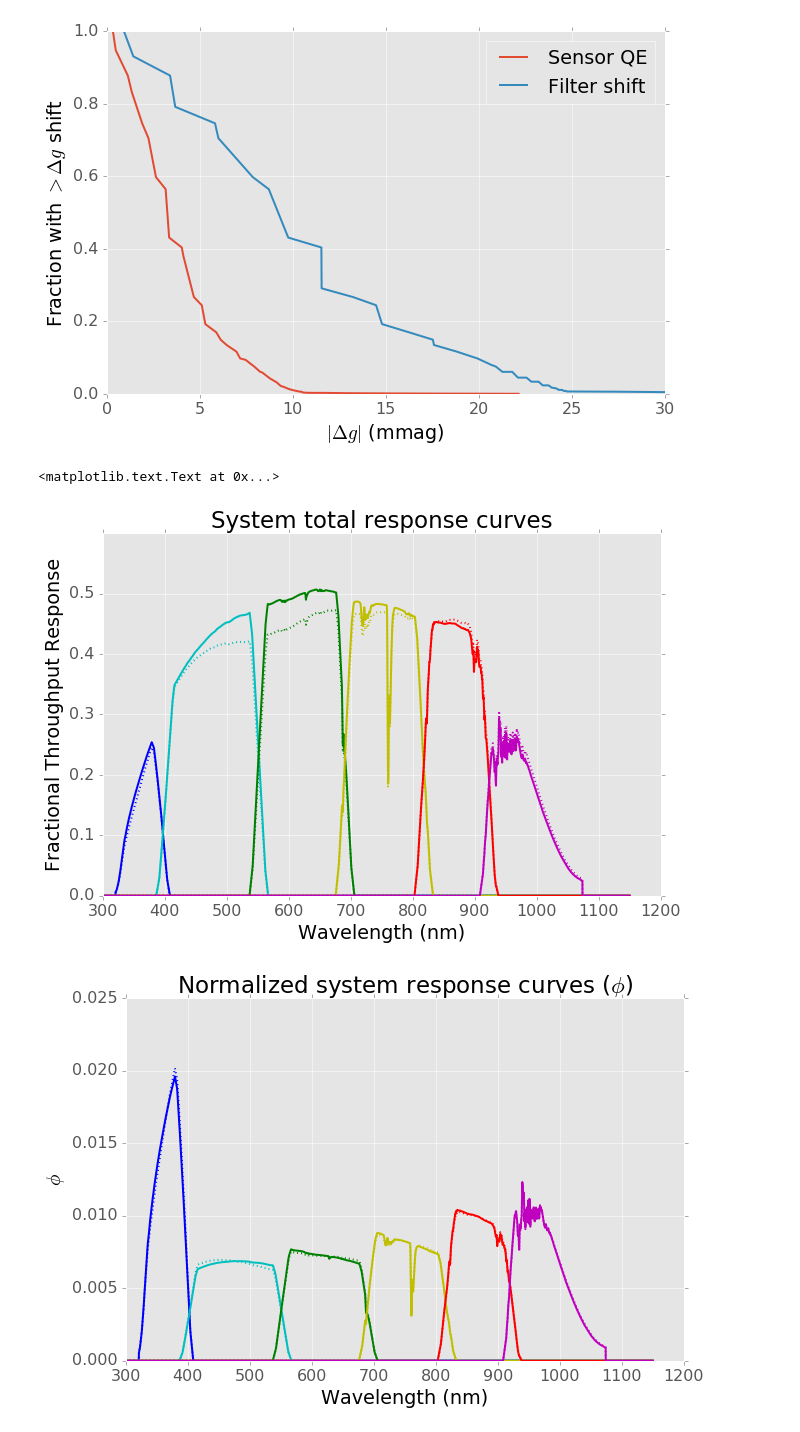
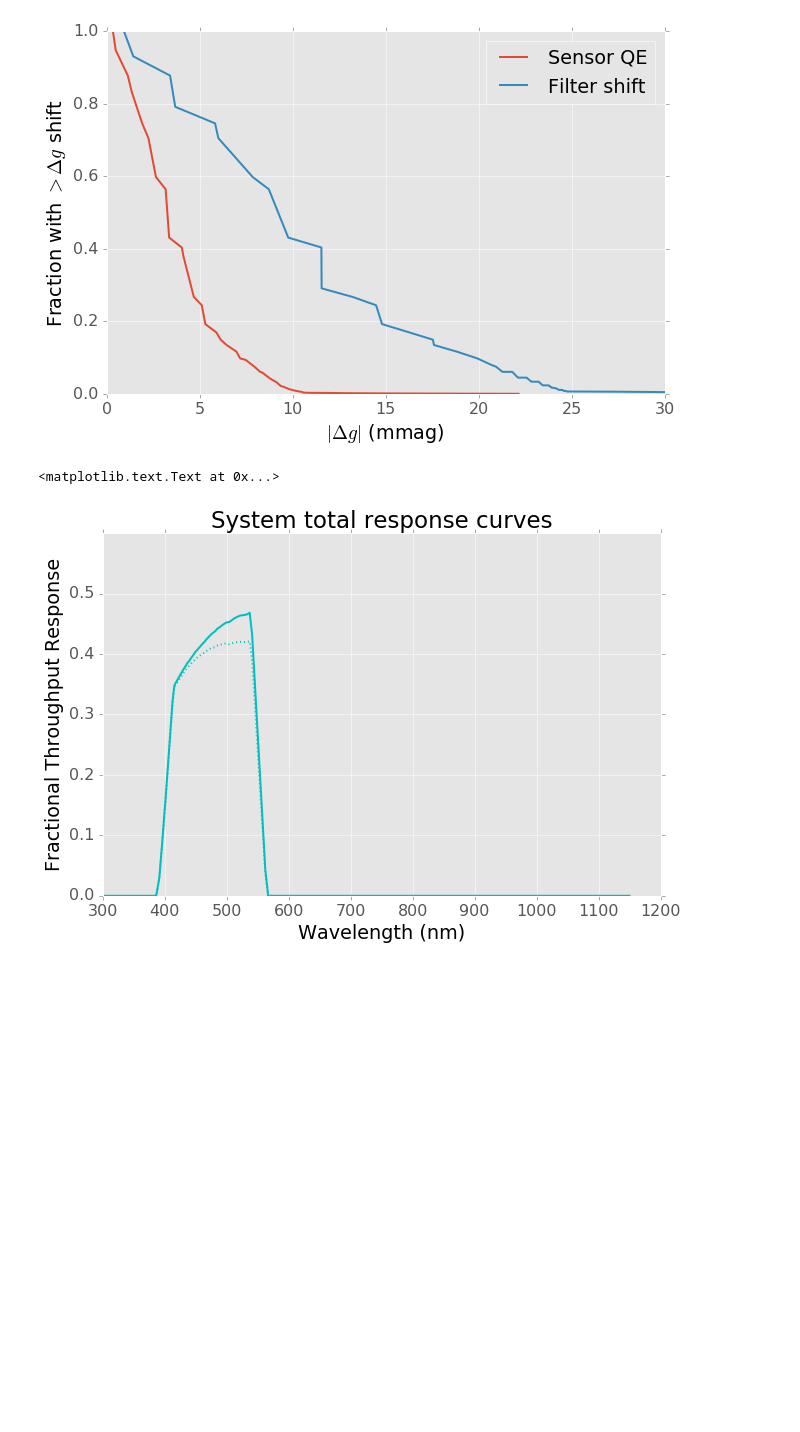
Before and after one commit to lsst-dmsst/LDM-523, a Jupyter notebook: differential_color.ipynb, the cells around one changed output. Cells and saved outputs as stored; diff of their text form; code cells hidden in the pictures; blank space fills up the shorter version.

```diff
--- a/differential_color.ipynb
+++ b/differential_color.ipynb
@@ -218,41 +248,27 @@ plt.savefig("figures/delta_g_cumulative.pdf")
 # %%
 # Show what these look like (print m5 limits on throughput curves)
 plt.figure()
 
 filterlist = ('u', 'g', 'r', 'i', 'z', 'y')
+filterlist = ( 'g')
 filtercolors = {'u':'b', 'g':'c', 'r':'g',
                 'i':'y', 'z':'r', 'y':'m'}
 
 for f in filterlist:
     for det in [1, 2]:
         if det == 1:
             linestyle = ':'
             spacer= ' '
         else:
             linestyle = '-'
             spacer = ''
         plt.plot(system[det][f].wavelen, system[det][f].sb, linestyle=linestyle, color=filtercolors[f],
                 label='%s %s:%s' %(det, f, spacer))
 #plt.legend(loc=(0.85, 0.5), fancybox=True, numpoints=1, fontsize='small')
 plt.ylim(0, 0.6)
 plt.xlabel('Wavelength (nm)')
 plt.ylabel('Fractional Throughput Response')
 plt.title('System total response curves')
-
-plt.figure()
-for det in [1, 2]:
-    for f in filterlist:
-        if det == 1:
-            linestyle = ':'
-        else:
-            linestyle = '-'
-        plt.plot(system[det][f].wavelen, system[det][f].phi, linestyle=linestyle, color=filtercolors[f], label='%s %s' %(det, f))
-#plt.legend(loc='upper right', fancybox=True, numpoints=1, fontsize='small')
-plt.xlabel('Wavelength (nm)')
-plt.ylabel('$\phi$')
-plt.ylim(ymin=0)
-plt.title('Normalized system response curves ($\phi$)')
 # %% [output]
 <matplotlib.text.Text at 0x...>
-[figure, old version]
+[figure, new version]
-[figure, removed]
```
Also changed, not shown: parts of 5 cells of this notebook, 9 other files.
